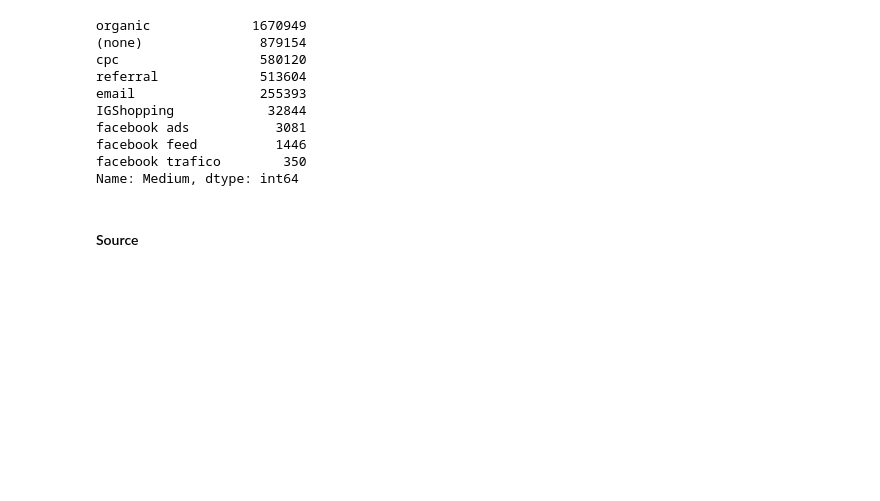
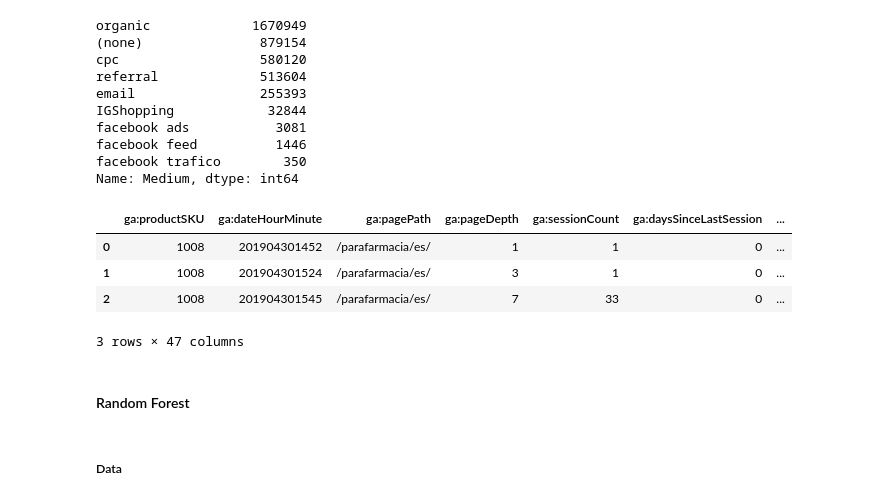
Before and after one commit to Laurajmoreno/ML_and_CRO, a Jupyter notebook: CLASSIFICATION-Random-Forest-partial-with-join_df.ipynb, the cells around one changed output. Drawn from its saved outputs; the diff is of its cells as text; code cells hidden in the pictures; blank space fills up the shorter version.

```diff
--- a/CLASSIFICATION-Random-Forest-partial-with-join_df.ipynb
+++ b/CLASSIFICATION-Random-Forest-partial-with-join_df.ipynb
@@ -793,5 +796,24 @@ facebook ads           3081
 facebook feed          1446
 facebook trafico        350
 Name: Medium, dtype: int64
+# %%
+# One Hot Encoding:
+source_medium_encoded = pd.get_dummies(df[['Source','Medium']])
+
+# I drop 'Medium_(none)' because it is redundant to 'Source_(direct)'
+source_medium_encoded.drop('Medium_(none)',axis=1, inplace=True)
+
+# Merge with df
+df = df.merge(source_medium_encoded, left_index=True, right_index=True, how='left')
+del(source_medium_encoded)
+df.head(3)
+# %% [output]
+|  | ga:productSKU | ga:dateHourMinute | ga:pagePath | ga:pageDepth | ga:sessionCount | ga:daysSinceLastSession | ... |
+| 0 | 1008 | 201904301452 | /parafarmacia/es/ | 1 | 1 | 0 | ... |
+| 1 | 1008 | 201904301524 | /parafarmacia/es/ | 3 | 1 | 0 | ... |
+| 2 | 1008 | 201904301545 | /parafarmacia/es/ | 7 | 33 | 0 | ... |
+3 rows × 47 columns
 # %% [markdown]
-#### Source
+#### Random Forest
+# %% [markdown]
+##### Data
```
Also changed, not shown: parts of 9 cells of this notebook, 2 other files.
